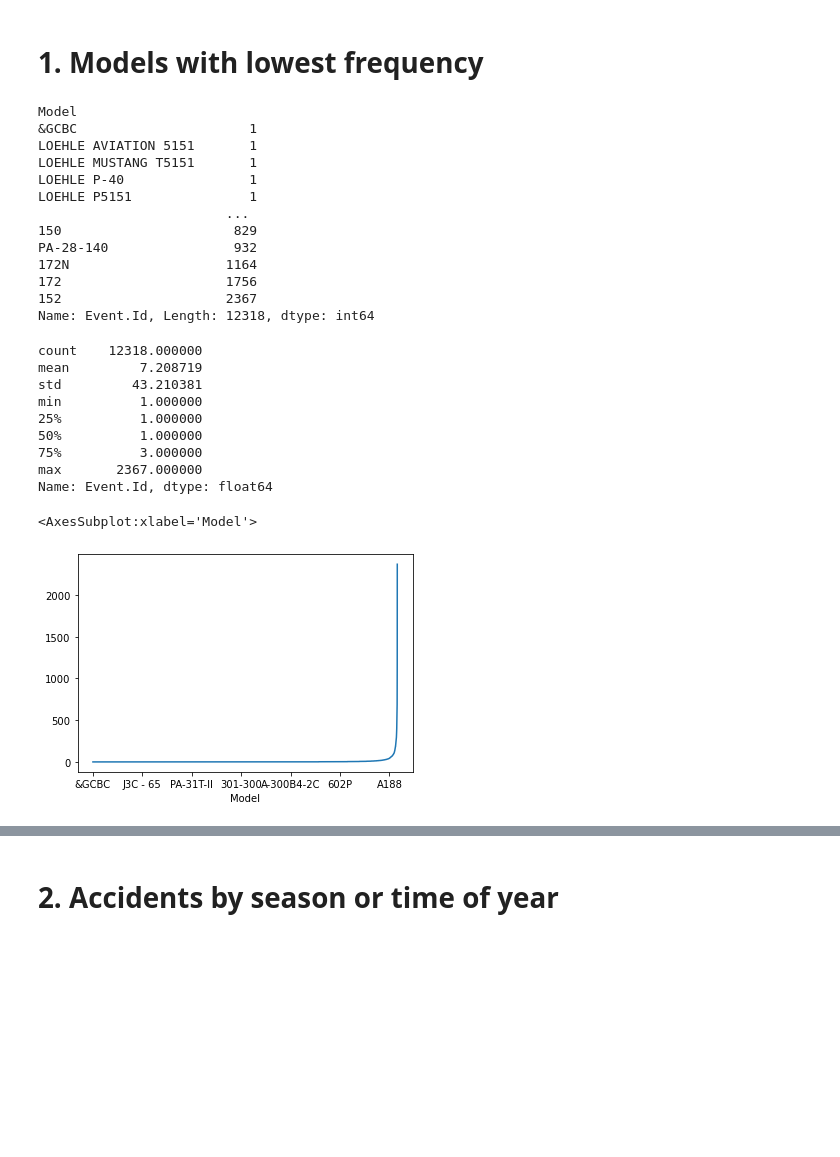
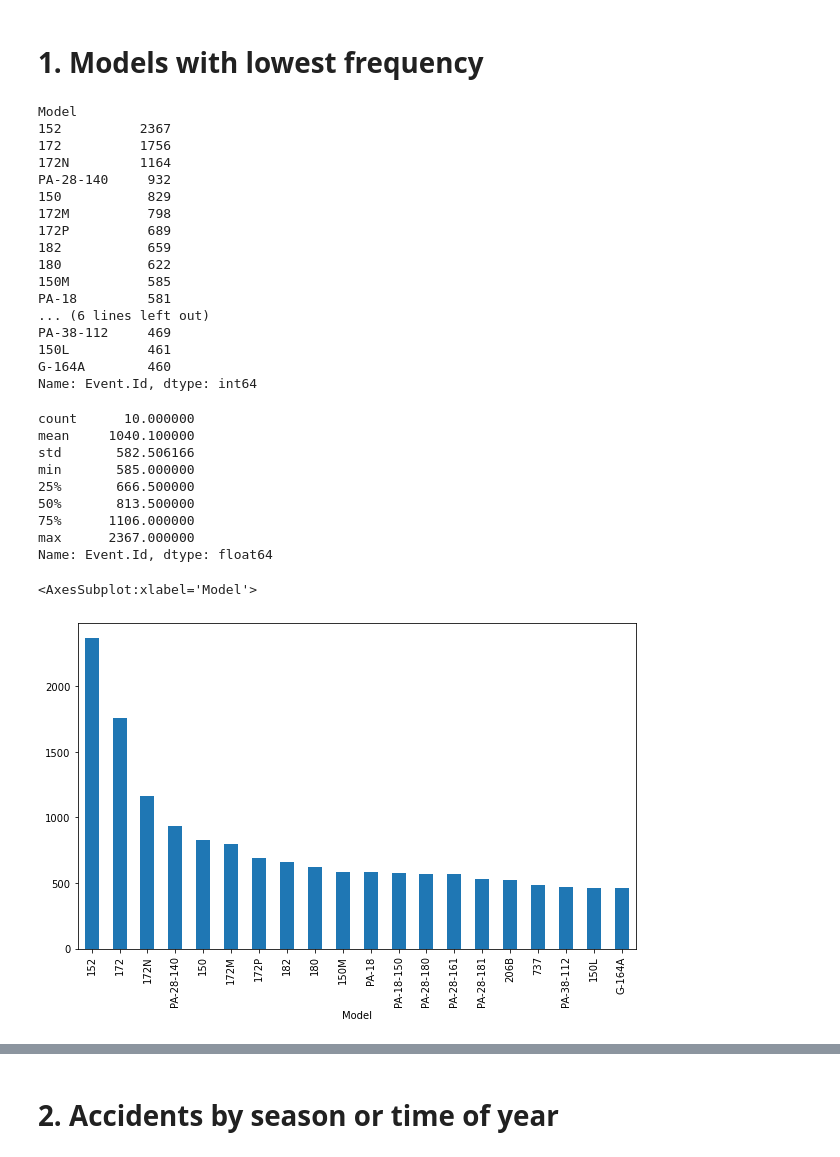
Before and after one commit to Audrey-coder/Phase1-Project, a Jupyter notebook: index.ipynb, the cells around one changed output, grey strips where cells are left out. Saved outputs shown, nothing was run; the diff lists cells and outputs as text; code cells hidden in the pictures; blank space fills up the shorter version.

```diff
--- a/index.ipynb
+++ b/index.ipynb
@@ -111,37 +110,41 @@ df.dropna(subset=['Model'],axis=0)
 # %% [markdown]
 # 1. Models with lowest frequency
 # %%
-accidents = df.groupby('Model')['Event.Id'].count().sort_values(ascending=True)
+accidents = df.groupby(['Model'])['Event.Id'].count().sort_values(ascending=False).head(20)
 accidents
 # %% [output]
 Model
-&GCBC                      1
-LOEHLE AVIATION 5151       1
-LOEHLE MUSTANG T5151       1
-LOEHLE P-40                1
-LOEHLE P5151               1
-                        ...
-150                      829
-PA-28-140                932
-172N                    1164
-172                     1756
-152                     2367
-Name: Event.Id, Length: 12318, dtype: int64
+152          2367
+172          1756
+172N         1164
+PA-28-140     932
+150           829
+172M          798
+172P          689
+182           659
+180           622
+150M          585
+PA-18         581
+... (6 lines left out)
+PA-38-112     469
+150L          461
+G-164A        460
+Name: Event.Id, dtype: int64
 # %%
 accidents.describe()
 # %% [output]
-count    12318.000000
-mean         7.208719
-std         43.210381
-min          1.000000
-25%          1.000000
-50%          1.000000
-75%          3.000000
-max       2367.000000
+count      10.000000
+mean     1040.100000
+std       582.506166
+min       585.000000
+25%       666.500000
+50%       813.500000
+75%      1106.000000
+max      2367.000000
 Name: Event.Id, dtype: float64
-# %%
-accidents.plot()
-# %% [output]
-<AxesSubplot:xlabel='Model'>
-[figure, removed]
+# %%
+accidents.plot(kind='bar', figsize=(10, 6))
+# %% [output]
+<AxesSubplot:xlabel='Model'>
+[figure, added]
 # %%
```
Also changed, not shown: parts of 13 cells of this notebook.
